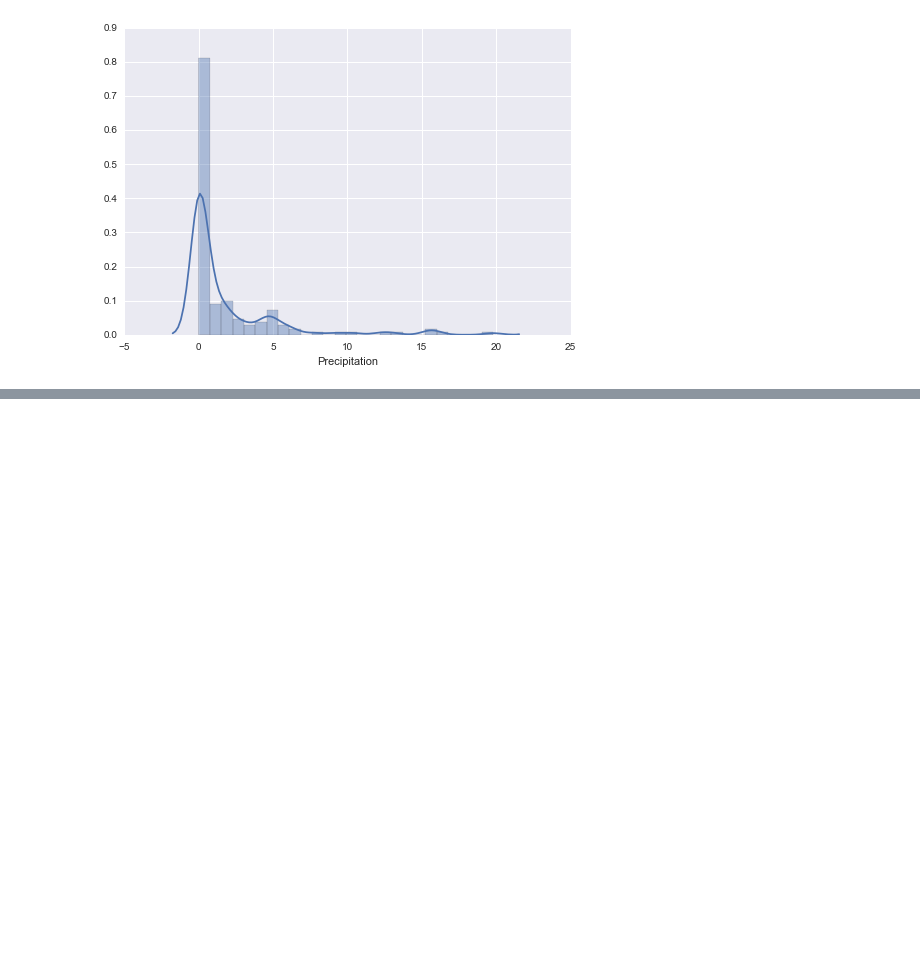
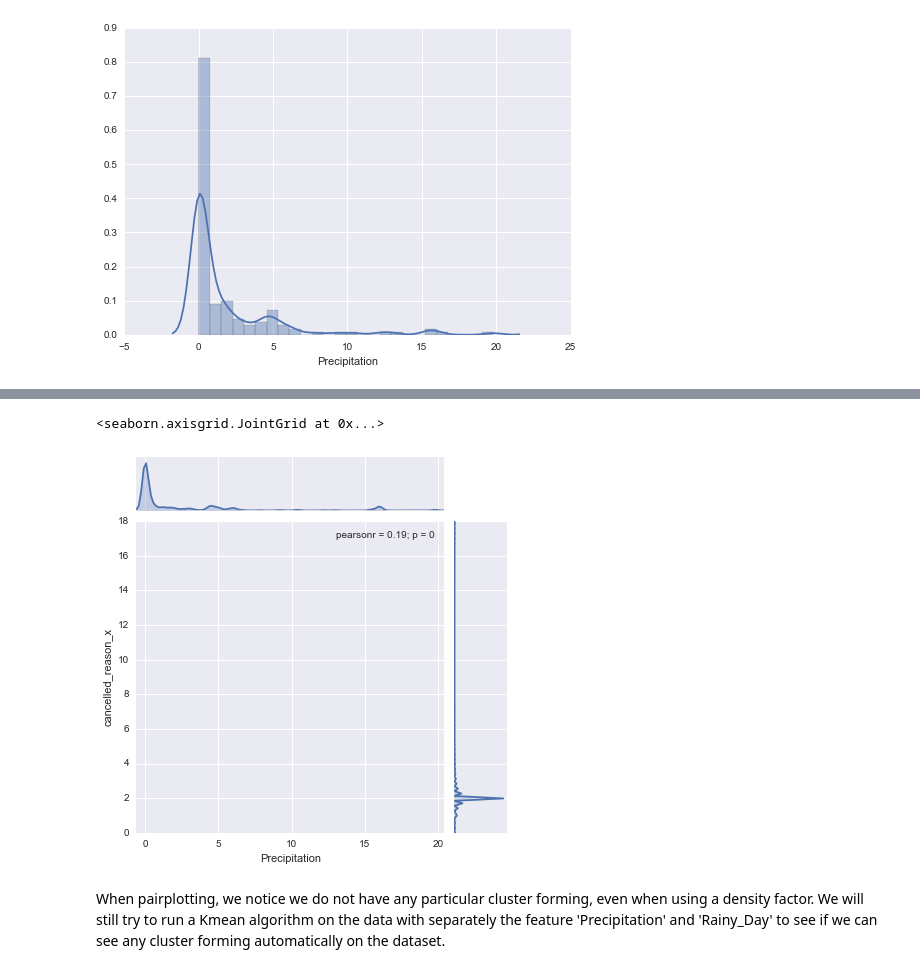
Before and after one commit to Bayakissa/Analytics_Test, a Jupyter notebook: Analytics_Test.ipynb, the cells around one changed output, grey strips where cells are left out. Saved outputs shown, nothing was run; the diff lists cells and outputs as text; code cells hidden in the pictures; blank space fills up the shorter version.

```diff
--- a/Analytics_Test.ipynb
+++ b/Analytics_Test.ipynb
@@ -333,0 +218,8 @@ Based on this results, we could conclude people seem to be more likely to order
+# %%
+sns.jointplot(cluster_test.Precipitation,cluster_test.cancelled_reason_x,kind='kde')
+# %% [output]
+<seaborn.axisgrid.JointGrid at 0x...>
+[figure, added]
+# %% [markdown]
+When pairplotting, we notice we do not have any particular cluster forming, even when using a density factor.
+We will still try to run a Kmean algorithm on the data with separately the feature 'Precipitation' and 'Rainy_Day' to see if we can see any cluster forming automatically on the dataset.
```
Also changed, not shown: parts of 42 cells of this notebook.
